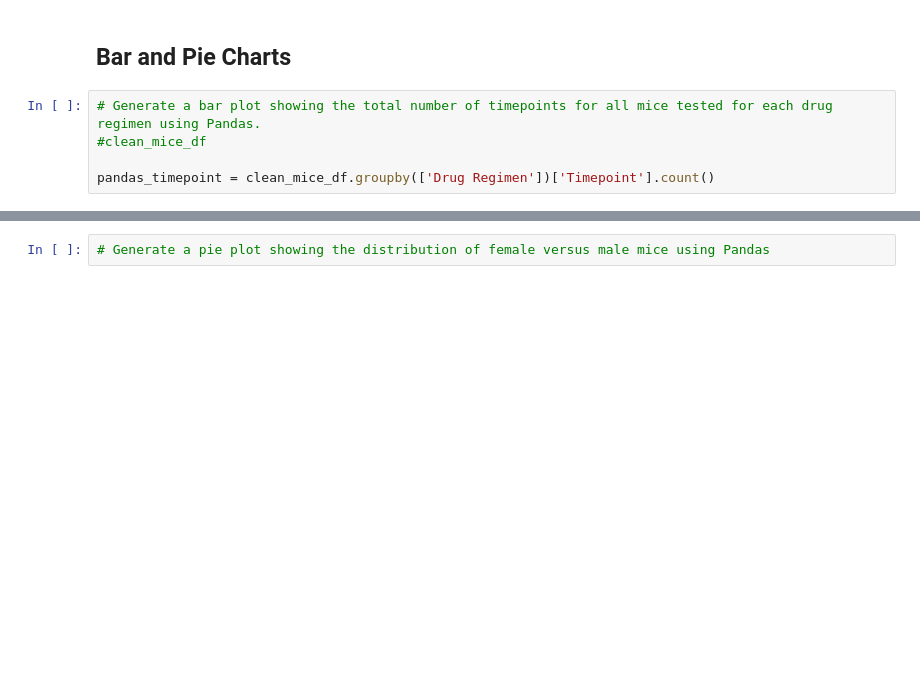
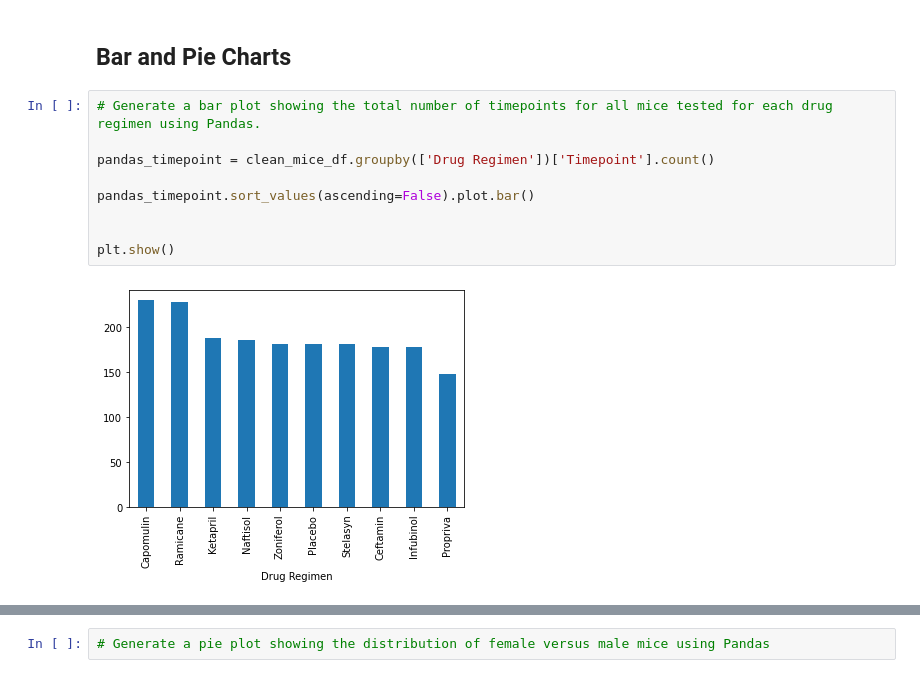
Before and after one commit to margoterudy/Pymaceuticals, a Jupyter notebook: Pymaceuticals/pymaceuticals_starter.ipynb, the cells around one changed output, grey strips where cells are left out. Drawn from its saved outputs; the diff is of its cells as text; blank space fills up the shorter version.

```diff
--- a/Pymaceuticals/pymaceuticals_starter.ipynb
+++ b/Pymaceuticals/pymaceuticals_starter.ipynb
@@ -146,8 +146,14 @@ summary_dataframe_table2
 ## Bar and Pie Charts
 # %%
 # Generate a bar plot showing the total number of timepoints for all mice tested for each drug regimen using Pandas.
-#clean_mice_df
 
 pandas_timepoint = clean_mice_df.groupby(['Drug Regimen'])['Timepoint'].count()
+
+pandas_timepoint.sort_values(ascending=False).plot.bar()
+
+
+plt.show()
+# %% [output]
+[figure, added]
 # %%
 # Generate a bar plot showing the total number of timepoints for all mice tested for each drug regimen using pyplot.
```
Also changed, not shown: parts of 1 cell of this notebook.
